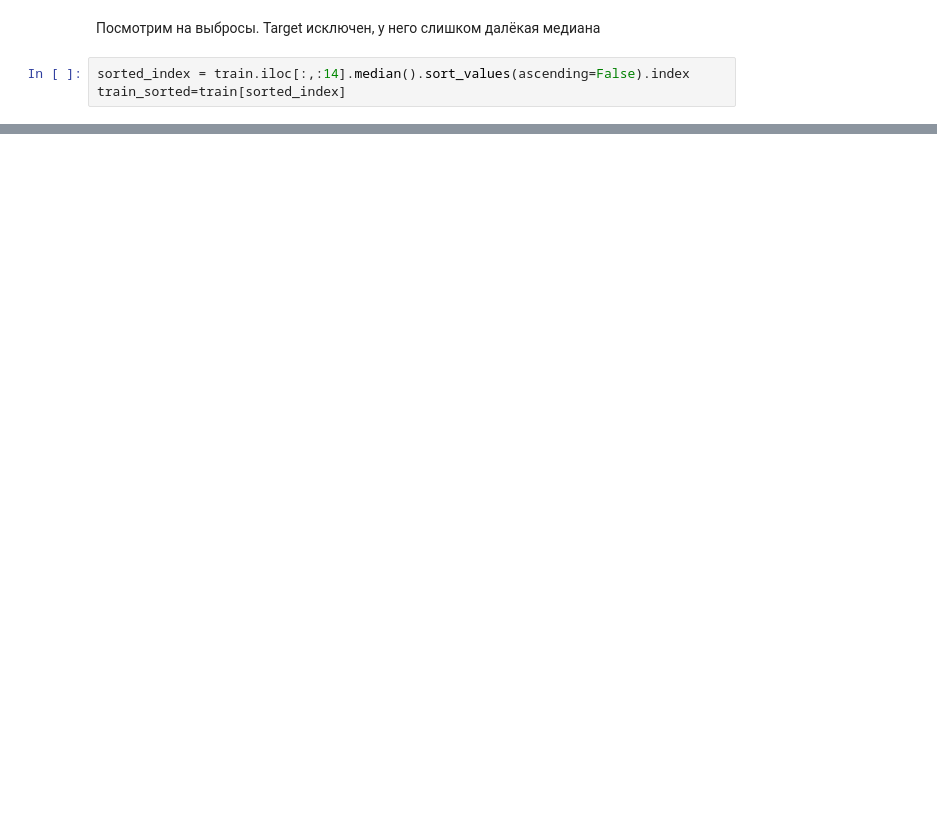
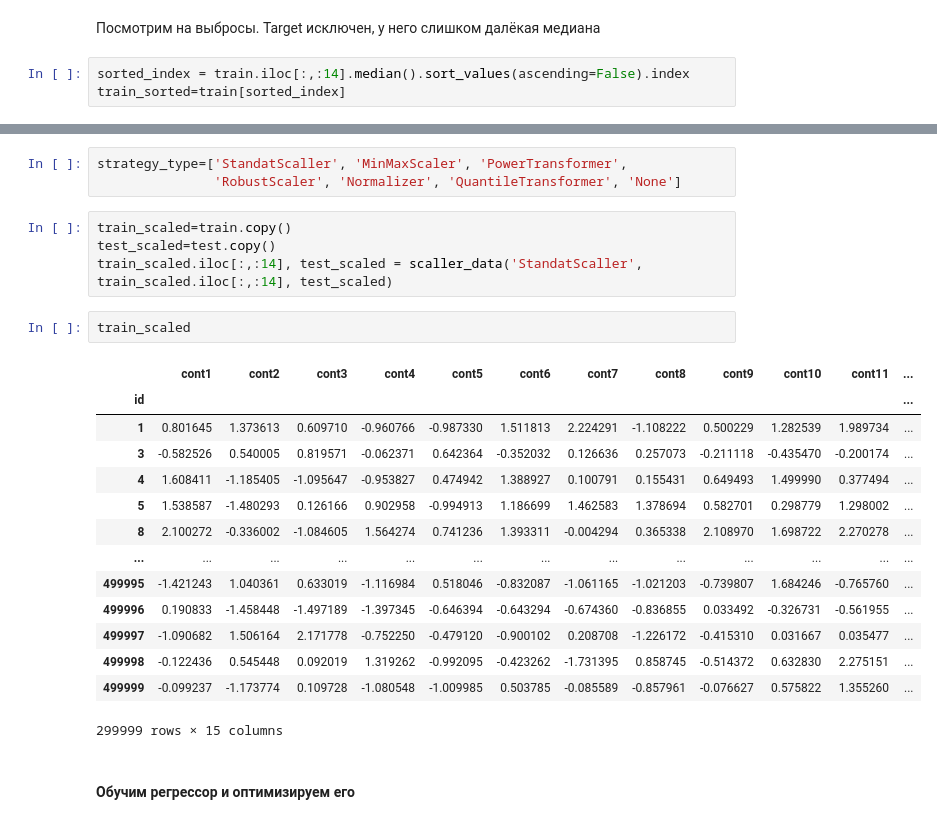
Before and after one commit to Lisstrange/Mini-examples, a Jupyter notebook: seaborn_viz.ipynb, the cells around one changed output, grey strips where cells are left out. Drawn from its saved outputs; the diff is of its cells as text; blank space fills up the shorter version.

```diff
--- a/seaborn_viz.ipynb
+++ b/seaborn_viz.ipynb
@@ -183,0 +274,26 @@ lab = ax.set_xticklabels(ax.get_xticklabels(),rotation=-90)
+# %%
+strategy_type=['StandatScaller', 'MinMaxScaler', 'PowerTransformer',
+               'RobustScaler', 'Normalizer', 'QuantileTransformer', 'None']
+# %%
+train_scaled=train.copy()
+test_scaled=test.copy()
+train_scaled.iloc[:,:14], test_scaled = scaller_data('StandatScaller', train_scaled.iloc[:,:14], test_scaled)
+# %%
+train_scaled
+# %% [output]
+|  | cont1 | cont2 | cont3 | cont4 | cont5 | cont6 | cont7 | cont8 | cont9 | cont10 | cont11 | ... |
+| id |  |  |  |  |  |  |  |  |  |  |  | ... |
+| 1 | 0.801645 | 1.373613 | 0.609710 | -0.960766 | -0.987330 | 1.511813 | 2.224291 | -1.108222 | 0.500229 | 1.282539 | 1.989734 | ... |
+| 3 | -0.582526 | 0.540005 | 0.819571 | -0.062371 | 0.642364 | -0.352032 | 0.126636 | 0.257073 | -0.211118 | -0.435470 | -0.200174 | ... |
+| 4 | 1.608411 | -1.185405 | -1.095647 | -0.953827 | 0.474942 | 1.388927 | 0.100791 | 0.155431 | 0.649493 | 1.499990 | 0.377494 | ... |
+| 5 | 1.538587 | -1.480293 | 0.126166 | 0.902958 | -0.994913 | 1.186699 | 1.462583 | 1.378694 | 0.582701 | 0.298779 | 1.298002 | ... |
+| 8 | 2.100272 | -0.336002 | -1.084605 | 1.564274 | 0.741236 | 1.393311 | -0.004294 | 0.365338 | 2.108970 | 1.698722 | 2.270278 | ... |
+| ... | ... | ... | ... | ... | ... | ... | ... | ... | ... | ... | ... | ... |
+| 499995 | -1.421243 | 1.040361 | 0.633019 | -1.116984 | 0.518046 | -0.832087 | -1.061165 | -1.021203 | -0.739807 | 1.684246 | -0.765760 | ... |
+| 499996 | 0.190833 | -1.458448 | -1.497189 | -1.397345 | -0.646394 | -0.643294 | -0.674360 | -0.836855 | 0.033492 | -0.326731 | -0.561955 | ... |
+| 499997 | -1.090682 | 1.506164 | 2.171778 | -0.752250 | -0.479120 | -0.900102 | 0.208708 | -1.226172 | -0.415310 | 0.031667 | 0.035477 | ... |
+| 499998 | -0.122436 | 0.545448 | 0.092019 | 1.319262 | -0.992095 | -0.423262 | -1.731395 | 0.858745 | -0.514372 | 0.632830 | 2.275151 | ... |
+| 499999 | -0.099237 | -1.173774 | 0.109728 | -1.080548 | -1.009985 | 0.503785 | -0.085589 | -0.857961 | -0.076627 | 0.575822 | 1.355260 | ... |
+299999 rows × 15 columns
+# %% [markdown]
+#### Обучим регрессор и оптимизируем его
```
Also changed, not shown: parts of 43 cells of this notebook.
